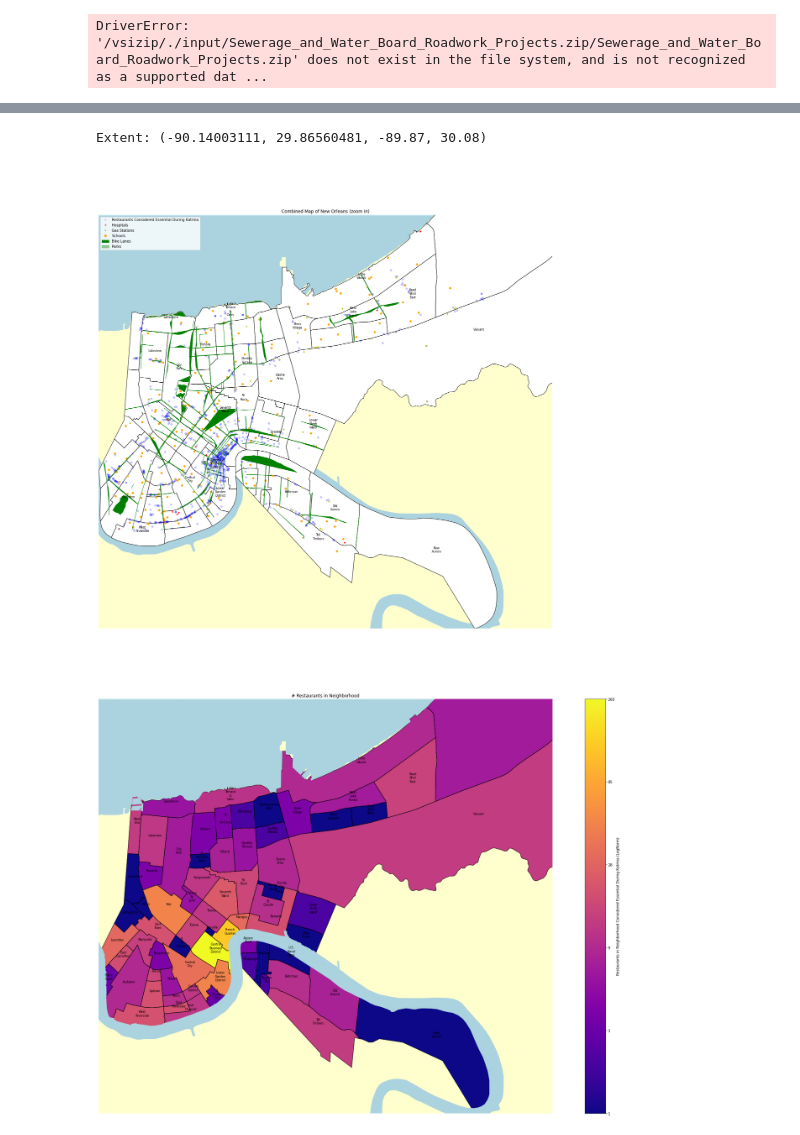
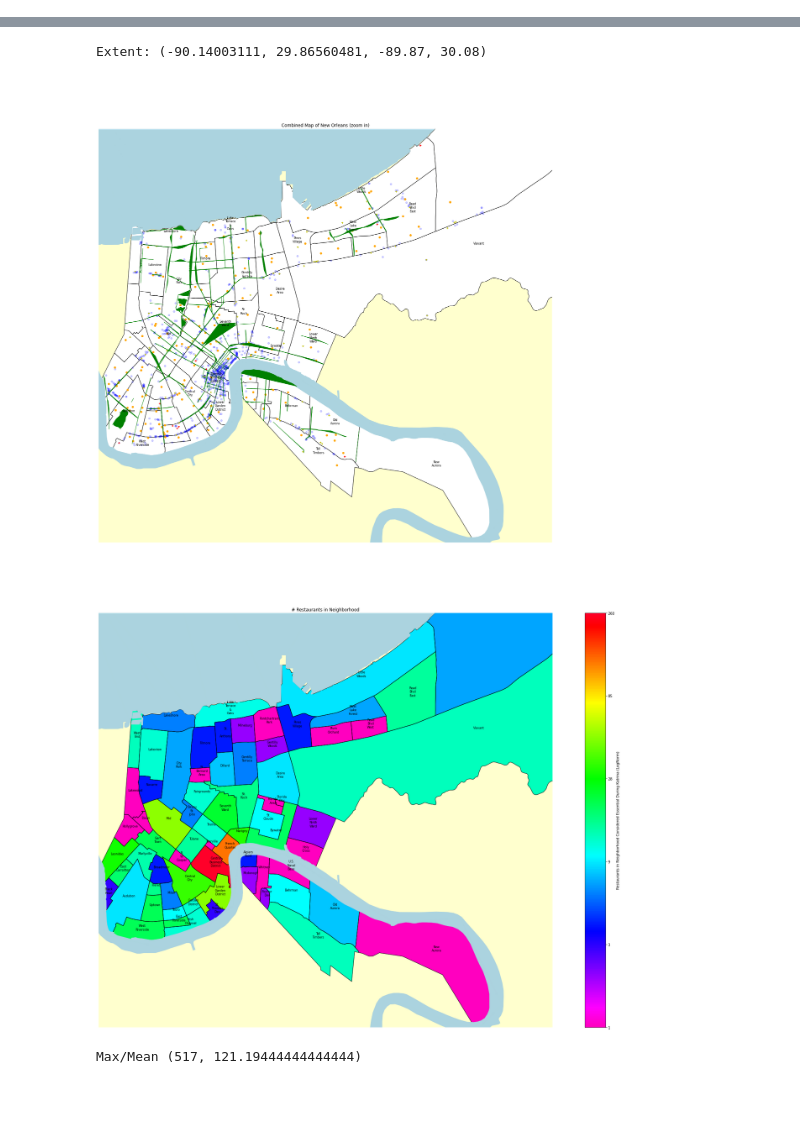
Before and after one commit to GarysCorner/NewOrleansMaps, a Jupyter notebook: NewOrleansMaps.ipynb, the cells around one changed output, grey strips where cells are left out. Cells and saved outputs as stored; diff of their text form; code cells hidden in the pictures; blank space fills up the shorter version.

```diff
--- a/NewOrleansMaps.ipynb
+++ b/NewOrleansMaps.ipynb
@@ -42,6 +43,4 @@ bikeLanesDf = gpd.read_file('zip://./input/Bike_Lanes.zip!Bike_Lanes.shp').to_cr
 # %%
 waterDf = gpd.read_file('zip://./input/water.zip!WATER2.SHP')
 # %%
-swbprojDf = gpd.read_file('zip://./input/Sewerage_and_Water_Board_Roadwork_Projects.zip!Sewerage_and_Water_Board_Roadwork_Projects.zip')
+swbProjDf = gpd.read_file('zip://./input/Sewerage_and_Water_Board_Roadwork_Projects.zip!Sewerage_and_Water_Board_Roadwork_Projects.shp').to_crs(epsg=epsg)
-# %% [output]
-DriverError: '/vsizip/./input/Sewerage_and_Water_Board_Roadwork_Projects.zip/Sewerage_and_Water_Board_Roadwork_Projects.zip' does not exist in the file system, and is not recognized as a supported dat ...
@@ -66,6 +67,10 @@ extent = (-90.14003111,  29.86560481, -89.87, 30.08)
 legendHandles = []
 
 gplt.polyplot(neighborhoodDf,ax=ax, projection=projection, zorder=10, extent=extent, facecolor='#ffffff')
+
+gplt.polyplot(waterDf,ax=ax, \
+             zorder=11, projection=projection, extent=extent,edgecolor='#abd3df', facecolor='#abd3df')
+
 
 gplt.pointplot(restaurantsDf,ax=ax,\
                color='b', \
@@ -135,9 +140,6 @@ else:
     legendHandles.append(\
                          mpatches.Patch(color='g',label='Parks', alpha=0.4) \
                         )
-    #show water if not webmap
-    gplt.polyplot(waterDf,ax=ax, \
-             zorder=-5, projection=projection, extent=extent,edgecolor='#abd3df', facecolor='#abd3df')
 
     ax.set_facecolor('#ffffce')
 
@@ -155,7 +157,7 @@ fig.tight_layout()
 print("Extent:", extent)
 # %% [output]
 Extent: (-90.14003111, 29.86560481, -89.87, 30.08)
-[figure, old version]
+[figure, new version]
 # %%
 def countPoints(poly, points):
     count = 0
@@ -173,36 +175,53 @@ neighborhoodDf['Restaurants'] = neighborhoodDf['geometry'].map(countPointsRestau
 fig, ax = plt.subplots(figsize=(28,18), subplot_kw={'projection': projection})
 
 norm = colors.LogNorm()
 neighborhoodDf['RestaurantNorm'] = norm(neighborhoodDf['Restaurants'])
 
 
-gplt.choropleth(neighborhoodDf, hue='RestaurantNorm',ax=ax,extent=extent,projection=projection, legend=True, cmap='plasma')
+gplt.choropleth(neighborhoodDf, hue='RestaurantNorm',ax=ax,extent=extent,projection=projection, legend=True, cmap='gist_rainbow_r')
 gplt.polyplot(neighborhoodDf,ax=ax,extent=extent,projection=projection,zorder=10)
+
+
+gplt.polyplot(waterDf,ax=ax, \
+                zorder=11, projection=projection, extent=extent, edgecolor='#abd3df', facecolor='#abd3df')
+
 
 legendHandles = []
 if webproj:
     gplt.webmap(neighborhoodDf, projection=projection,ax=ax, extent=extent)
 
 else:
-
-    #show water if not webmap
-    gplt.polyplot(waterDf,ax=ax, \
-             zorder=11, projection=projection, extent=extent, edgecolor='#abd3df', facecolor='#abd3df')
 
     ax.set_facecolor('#ffffce')
 
 #labeling handled but web project
 for idx,neighborhood in neighborhoodDf.iterrows():
     pass
     ax.annotate(text=neighborhood['Name'], xy=(neighborhood['centers'].x,neighborhood['centers'].y), \
                va='center',ha='center', xytext=(-20,-12), textcoords='offset points', fontsize=8, zorder=100)
 
 ax.set_title('# Restaurants in Neighborhood')
 
 cbar = fig.get_axes()[-1]
 cbar.set_yticklabels([int(x) for x in norm.inverse(cbar.get_yticks())])
 cbar.set_ylabel('Restaurants in Neighborhood Considered Essential During Katrina (LogNorm)')
 
 fig.tight_layout()
 # %% [output]
-[figure, old version]
+[figure, new version]
+# %%
+def countIntersects(poly, lines):
+    count = 0
+    for line in lines:
+        if poly.intersects(line):
+            count += 1
+
+    return count
+
+def countPointsSWB(poly):
+    return countIntersects(poly,swbProjDf['geometry'])
+
+neighborhoodDf['SWBProjects'] = neighborhoodDf['geometry'].map(countPointsSWB)
+print("Max/Mean", (neighborhoodDf['SWBProjects'].max(),neighborhoodDf['SWBProjects'].mean()))
+# %% [output]
+Max/Mean (517, 121.19444444444444)
```
Also changed, not shown: parts of 5 cells of this notebook.
